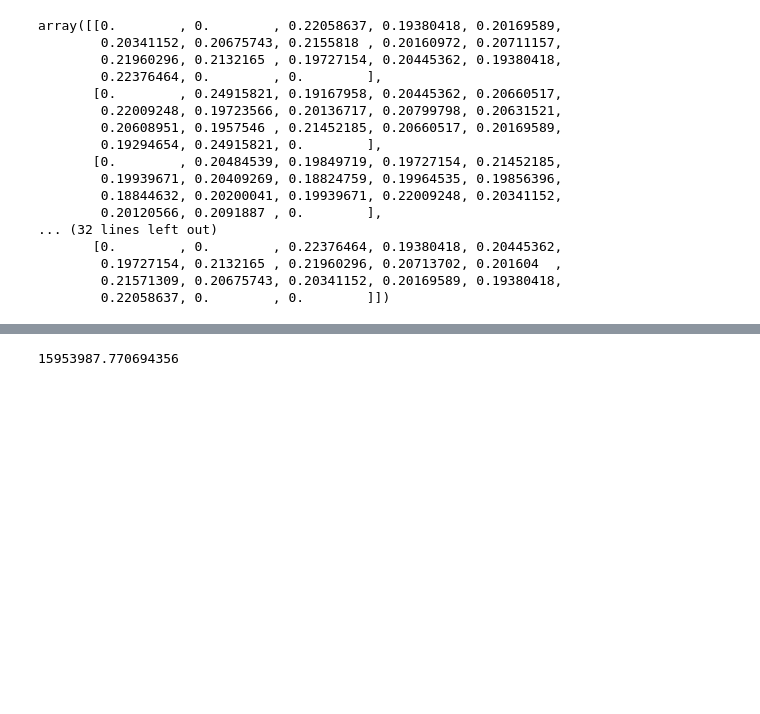
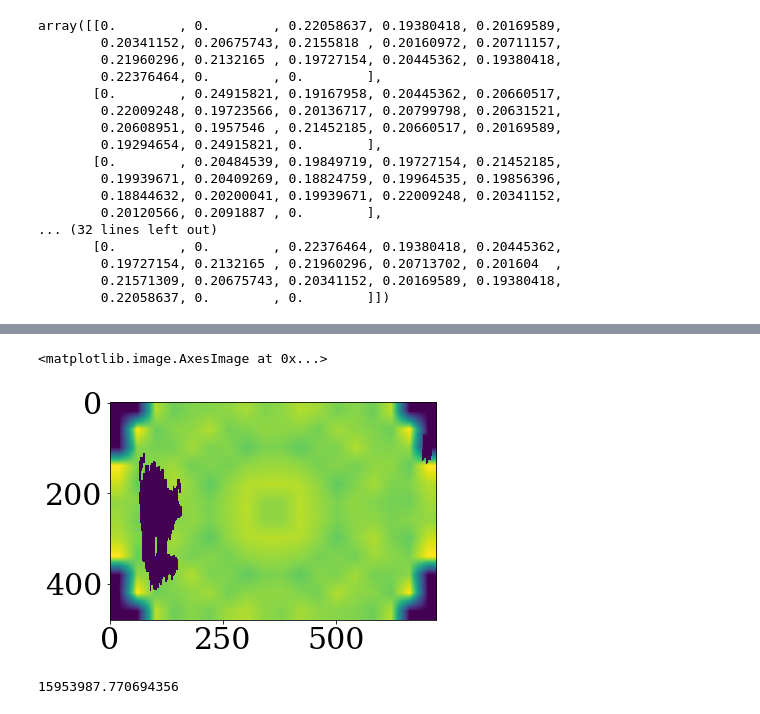
Before and after one commit to RemboldAsteroids/Gary, a Jupyter notebook: Fireball Map Comparison Stuff (Packaged it into a tasty function for easy use, it's own .py file).ipynb, the cells around one changed output, grey strips where cells are left out. Saved outputs shown, nothing was run; the diff lists cells and outputs as text; code cells hidden in the pictures; blank space fills up the shorter version.

```diff
--- a/Fireball Map Comparison Stuff (Packaged it into a tasty function for easy use, it's own .py file).ipynb
+++ b/Fireball Map Comparison Stuff (Packaged it into a tasty function for easy use, it's own .py file).ipynb
@@ -199,5 +203,9 @@ NewCloudMapAnalysis = cv2.resize(cloudmapAnalysis,(720,480))
 # %%
 Final = NewCloudMapAnalysis*threshCloudFinal
+plt.imshow(Final)
+# %% [output]
+<matplotlib.image.AxesImage at 0x...>
+[figure, added]
 # %%
 Summed = np.sum(Final)
 Summed
```
Also changed, not shown: parts of 1 cell of this notebook, 8 other files.
